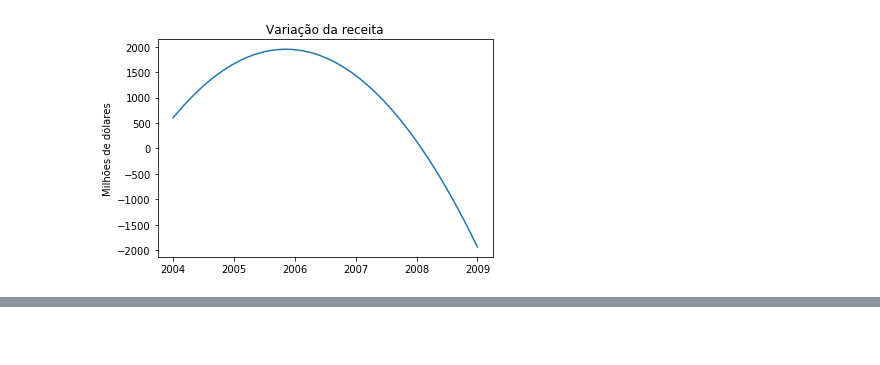
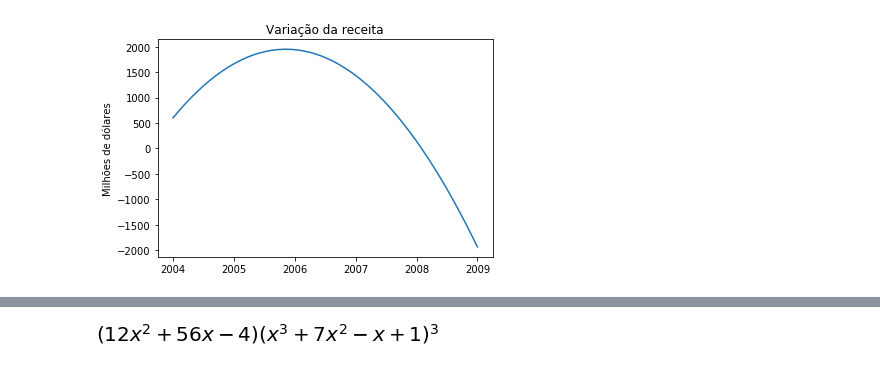
Before and after one commit to odilonjk/matematica, a Jupyter notebook: calculo/derivadas.ipynb, the cells around one changed output, grey strips where cells are left out. Saved outputs shown, nothing was run; the diff lists cells and outputs as text; code cells hidden in the pictures; blank space fills up the shorter version.

```diff
--- a/calculo/derivadas.ipynb
+++ b/calculo/derivadas.ipynb
@@ -222,0 +335,8 @@ plt.show()
+# %%
+x = Symbol('x')
+
+def f(x): return (x**3 + 7*x**2 - x + 1)**4
+
+display(Derivative(f(x), x, 1).doit())
+# %% [output]
+[figure, added]
```
Also changed, not shown: parts of 20 cells of this notebook.
